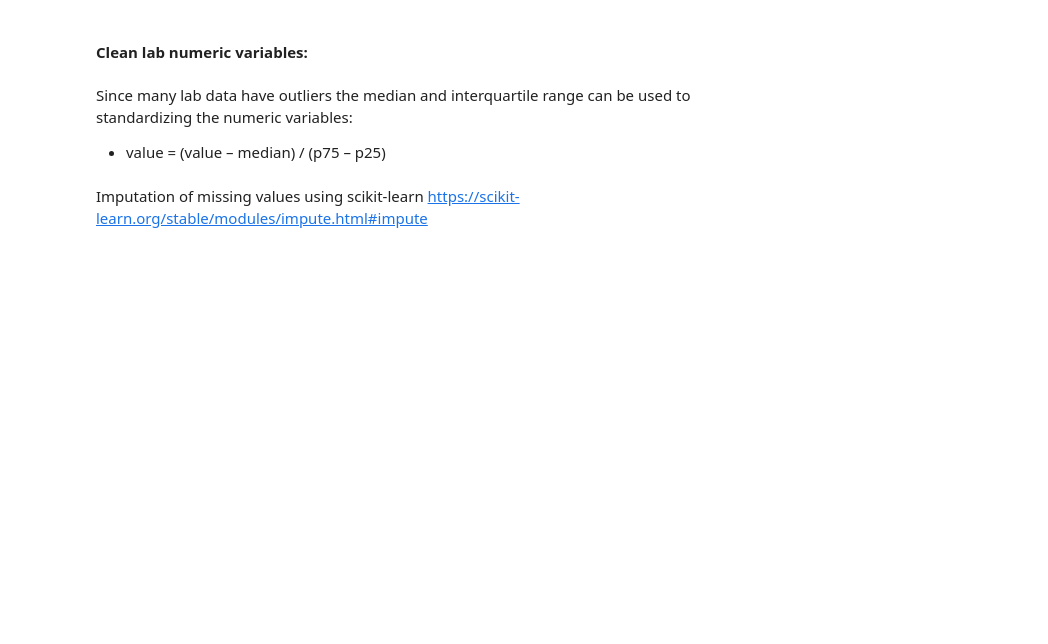
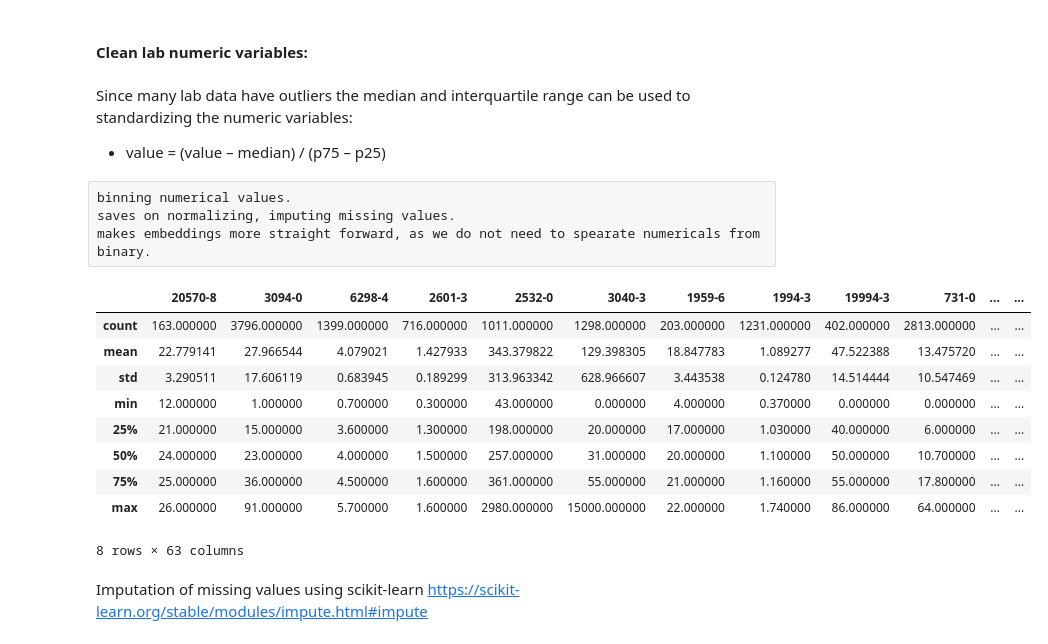
Before and after one commit to The-Electric-Moccasins/resistance-prediction, a Jupyter notebook: esbl_model_dev_ts.ipynb, the cells around one changed output. Cells and saved outputs as stored; diff of their text form; code cells hidden in the pictures; blank space fills up the shorter version.

```diff
--- a/esbl_model_dev_ts.ipynb
+++ b/esbl_model_dev_ts.ipynb
@@ -251,6 +275,23 @@ def handle_extreme_numeric_values(df, list_of_clms, ref_df):
     return df
 # %%
 dataset = handle_extreme_numeric_values(dataset, numeric, numeric_stats_df)
+# %% [raw]
+binning numerical values.
+saves on normalizing, imputing missing values.
+makes embeddings more straight forward, as we do not need to spearate numericals from binary.
+# %%
+dataset[numeric].describe() #.apply(lambda x: cut(x, bins=6)).head()
+# %% [output]
+|  | 20570-8 | 3094-0 | 6298-4 | 2601-3 | 2532-0 | 3040-3 | 1959-6 | 1994-3 | 19994-3 | 731-0 | ... | ... |
+| count | 163.000000 | 3796.000000 | 1399.000000 | 716.000000 | 1011.000000 | 1298.000000 | 203.000000 | 1231.000000 | 402.000000 | 2813.000000 | ... | ... |
+| mean | 22.779141 | 27.966544 | 4.079021 | 1.427933 | 343.379822 | 129.398305 | 18.847783 | 1.089277 | 47.522388 | 13.475720 | ... | ... |
+| std | 3.290511 | 17.606119 | 0.683945 | 0.189299 | 313.963342 | 628.966607 | 3.443538 | 0.124780 | 14.514444 | 10.547469 | ... | ... |
+| min | 12.000000 | 1.000000 | 0.700000 | 0.300000 | 43.000000 | 0.000000 | 4.000000 | 0.370000 | 0.000000 | 0.000000 | ... | ... |
+| 25% | 21.000000 | 15.000000 | 3.600000 | 1.300000 | 198.000000 | 20.000000 | 17.000000 | 1.030000 | 40.000000 | 6.000000 | ... | ... |
+| 50% | 24.000000 | 23.000000 | 4.000000 | 1.500000 | 257.000000 | 31.000000 | 20.000000 | 1.100000 | 50.000000 | 10.700000 | ... | ... |
+| 75% | 25.000000 | 36.000000 | 4.500000 | 1.600000 | 361.000000 | 55.000000 | 21.000000 | 1.160000 | 55.000000 | 17.800000 | ... | ... |
+| max | 26.000000 | 91.000000 | 5.700000 | 1.600000 | 2980.000000 | 15000.000000 | 22.000000 | 1.740000 | 86.000000 | 64.000000 | ... | ... |
+8 rows × 63 columns
 # %%
 dataset = stanardize_numeric_values(dataset, numeric, numeric_stats_df)
 # %% [markdown]
```
Also changed, not shown: parts of 17 cells of this notebook.
